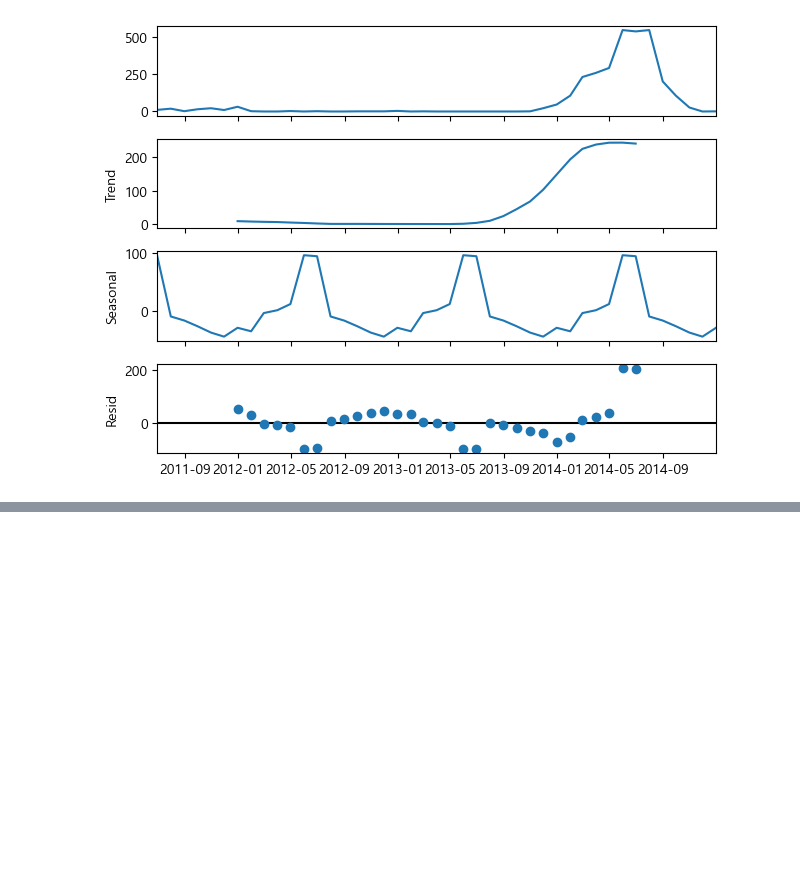
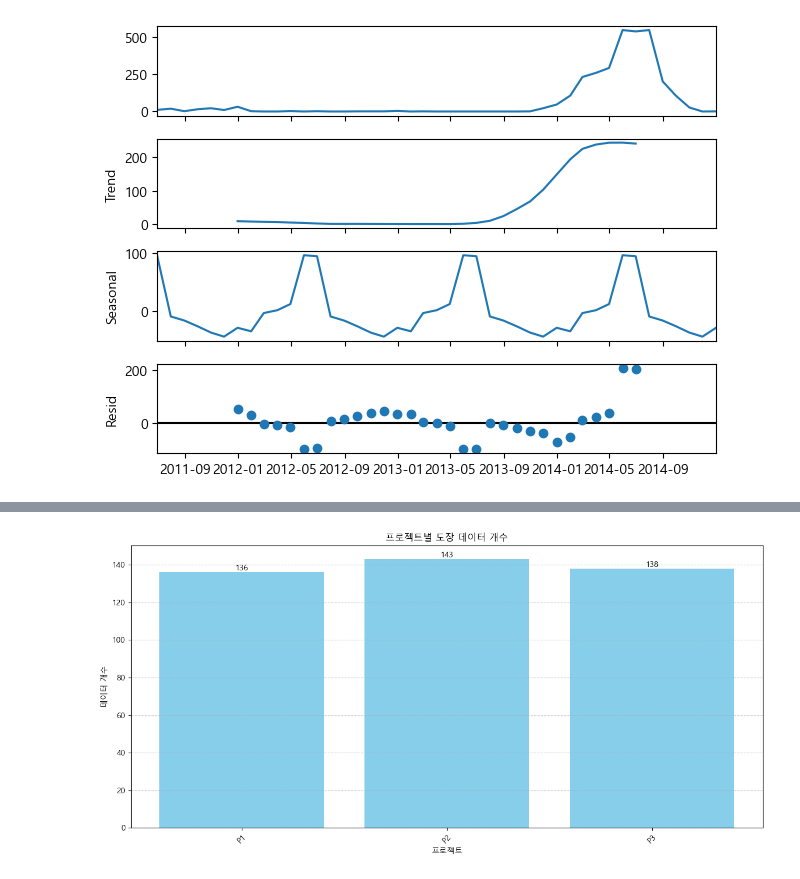
Before and after one commit to yuunju/Web_proj, a Jupyter notebook: EDA/data_3_processed.ipynb, the cells around one changed output, grey strips where cells are left out. Saved outputs shown, nothing was run; the diff lists cells and outputs as text; code cells hidden in the pictures; blank space fills up the shorter version.

```diff
--- a/EDA/data_3_processed.ipynb
+++ b/EDA/data_3_processed.ipynb
@@ -421,0 +457,19 @@ plt.show()
+# %%
+import pandas as pd
+# P1 P2 P3 합친 데이터
+
+# 엑셀 파일에서 모든 시트의 이름을 가져옵니다.
+xls = pd.ExcelFile(file_path)
+sheet_names = xls.sheet_names
+
+# 첫 번째 시트 이름을 제외한 나머지 시트 이름들
+sheets_to_read = sheet_names[1:]  # 첫 번째 시트는 제외
+
+# 나머지 시트의 데이터를 읽어와서 리스트에 저장합니다.
+dataframes = [pd.read_excel(file_path, sheet_name=sheet) for sheet in sheets_to_read]
+
+# 시트별 데이터프레임을 하나로 합칩니다.
+combined_df = pd.concat(dataframes, ignore_index=True)
+
+# 결과 확인
+print(combined_df.head())
@@ -421,0 +490,40 @@ plt.show()
+# %%
+# 'D/P&BOM 내역' 및 '프로젝트' 컬럼이 있는지 확인합니다.
+if 'D/P&BOM 내역' in combined_df.columns and '프로젝트' in combined_df.columns:
+    # 'D/P&BOM 내역' 컬럼이 '도장'인 데이터 필터링
+    filtered_df = combined_df[combined_df['D/P&BOM 내역'] == '철의장']
+
+    # 프로젝트별로 데이터 개수 집계
+    project_counts = filtered_df['프로젝트'].value_counts()
+
+    # 프로젝트 이름으로 정렬
+    sorted_project_counts = project_counts.sort_index()
+
+    # 플로팅
+    plt.figure(figsize=(12, 6))
+    bars = plt.bar(sorted_project_counts.index, sorted_project_counts.values, color='skyblue')
+
+    # 각 막대 위에 데이터 값을 표시
+    for bar in bars:
+        yval = bar.get_height()
+        plt.text(
+            bar.get_x() + bar.get_width() / 2,
+            yval,
+            int(yval),
+            ha='center',
+            va='bottom',
+            fontsize=10,
+            color='black'
+        )
+
+    plt.title('프로젝트별 도장 데이터 개수')
+    plt.xlabel('프로젝트')
+    plt.ylabel('데이터 개수')
+    plt.xticks(rotation=45)
+    plt.grid(axis='y', linestyle='--', alpha=0.7)
+    plt.tight_layout()
+    plt.show()
+else:
+    print("데이터프레임에 'D/P&BOM 내역' 또는 '프로젝트' 열이 없습니다.")
+# %% [output]
+[figure, added]
```
Also changed, not shown: parts of 8 cells of this notebook, 27 other files.
